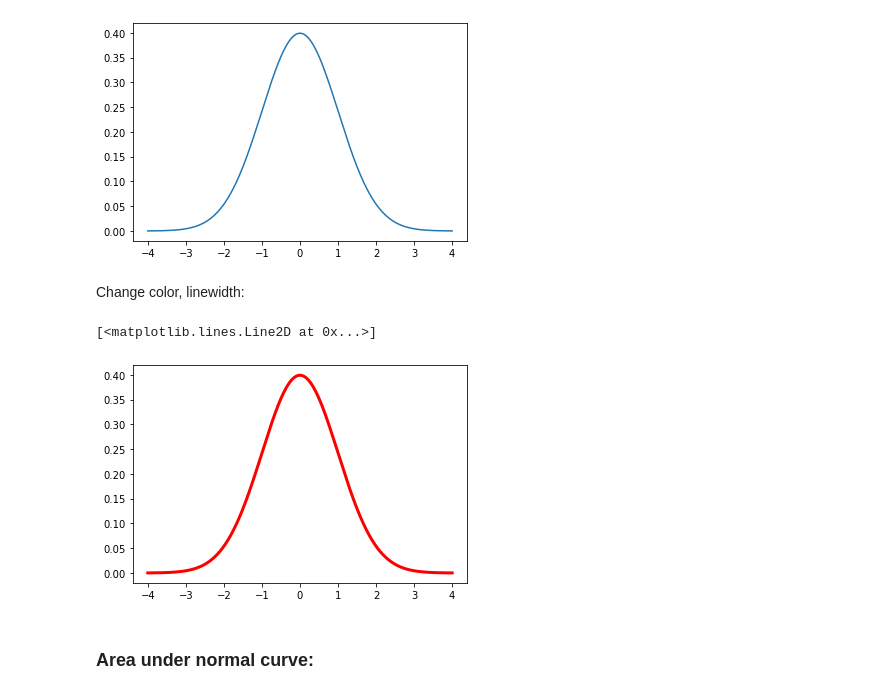
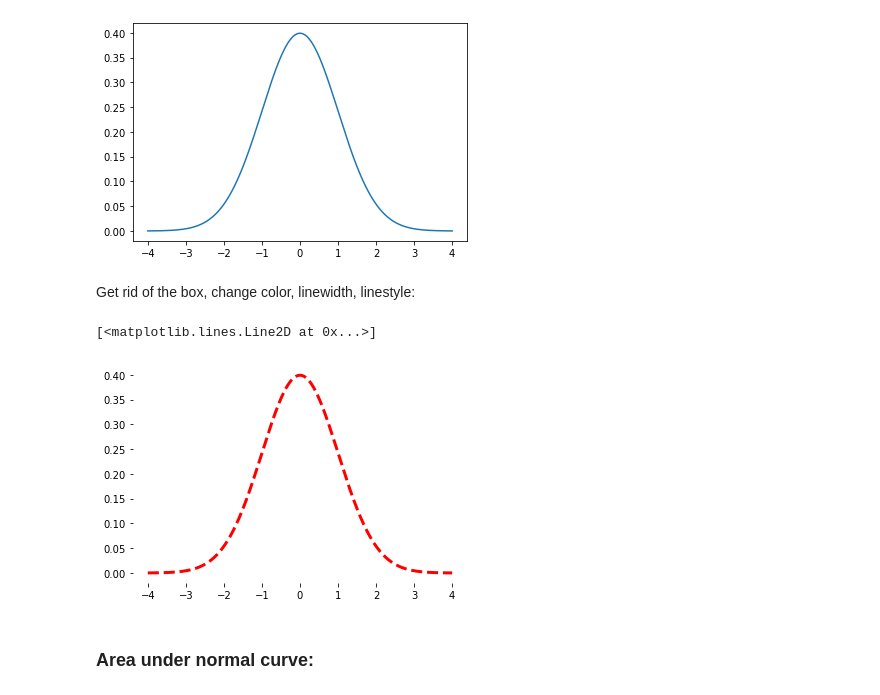
Before and after one commit to luc-hens/luc-hens.github.io, a Jupyter notebook: Statistics-I-using-Python.ipynb, the cells around one changed output. Saved outputs shown, nothing was run; the diff lists cells and outputs as text; code cells hidden in the pictures.

```diff
--- a/Statistics-I-using-Python.ipynb
+++ b/Statistics-I-using-Python.ipynb
@@ -709,13 +715,14 @@ plt.plot(x, norm.pdf(x, 0, 1))
 # %% [output]
 [<matplotlib.lines.Line2D at 0x...>]
 [figure]
-# %% [markdown]
-Change color, linewidth:
+# %% [markdown]
+Get rid of the box, change color, linewidth, linestyle:
 # %%
-plt.plot(x, norm.pdf(x, 0, 1), color='red', linewidth=3)
+plt.box(False)
+plt.plot(x, norm.pdf(x, 0, 1), color='red', linewidth=3, linestyle='dashed')
 # %% [output]
 [<matplotlib.lines.Line2D at 0x...>]
-[figure, old version]
+[figure, new version]
 # %% [markdown]
 ### Area under normal curve:
 # %% [markdown]
```
Also changed, not shown: parts of 19 cells of this notebook, 1 other file.
